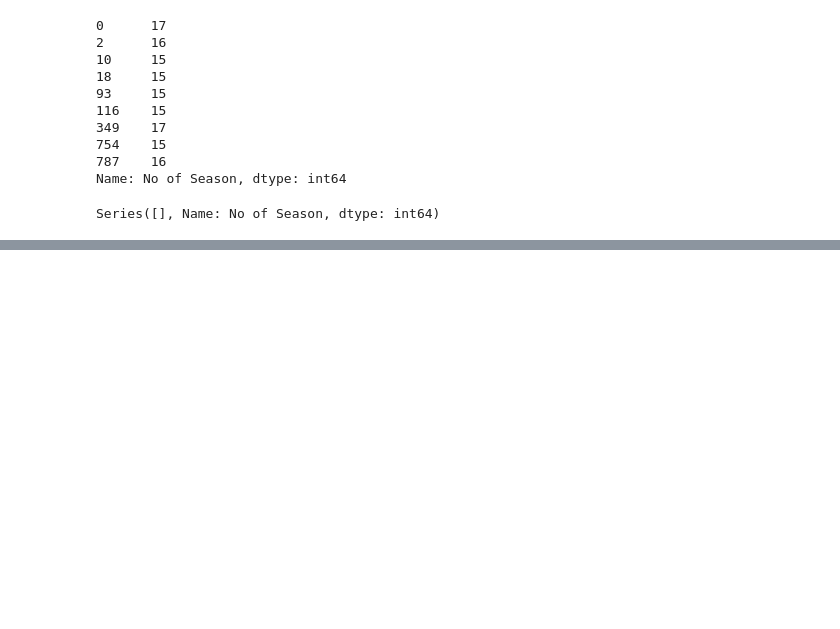
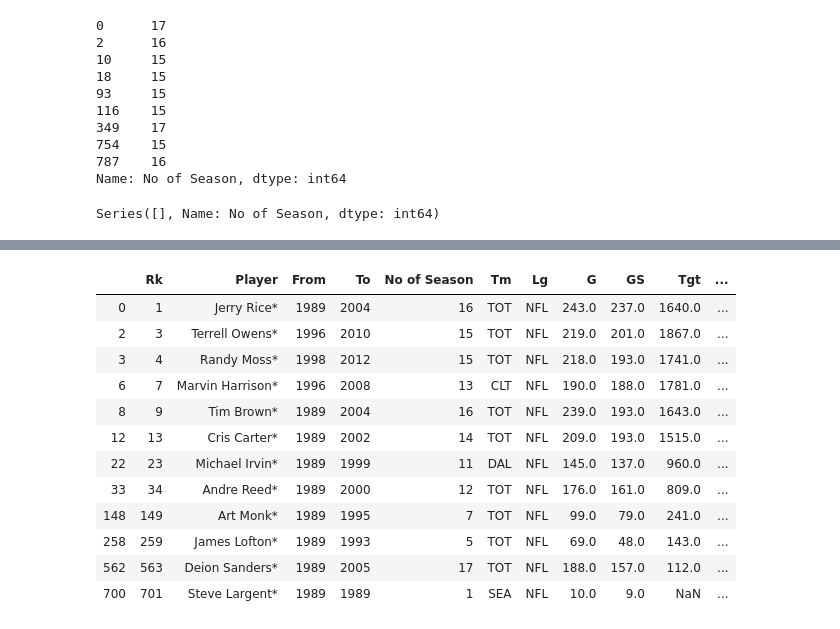
Before and after one commit to ankitapatel9/NFL-project, a Jupyter notebook: NFL-QB.ipynb, the cells around one changed output, grey strips where cells are left out. Cells and saved outputs as stored; diff of their text form; code cells hidden in the pictures; blank space fills up the shorter version.

```diff
--- a/NFL-QB.ipynb
+++ b/NFL-QB.ipynb
@@ -443,0 +437,4 @@ plt.show()
+# %%
+#Collecting current WR players from dataframe
+current_wr_df= wide_receiver_data_df[wide_receiver_data_df['To']==2019]
+current_wr_df.count()
@@ -443,0 +464,8 @@ plt.show()
+# %%
+#Defining the Hall of Fame WR players by creating a column named HOF and adding a 1 if there is an "*"
+for row in range(wide_receiver_data_df.shape[0]):
+    if wide_receiver_data_df.loc[row,'Player'][-1] == '*':
+        wide_receiver_data_df.loc[row,'hof'] = 1
+    else:
+        wide_receiver_data_df.loc[row,'hof'] = 0
+wide_receiver_data_df.head()
@@ -443,0 +479,22 @@ plt.show()
+# %%
+#Reducing the dataframe to include only those players with over 1000 yards
+current_wr_highyds_df= current_wr_df[current_wr_df['Yds']>1000]
+#current_wr_highyds_df.count()
+
+#Reducing the dataframe to include only Hall of Fame Wide Recievers
+hof_wr_df = wide_receiver_data_df[wide_receiver_data_df['hof']==1]
+hof_wr_df
+# %% [output]
+|  | Rk | Player | From | To | No of Season | Tm | Lg | G | GS | Tgt | ... |
+| 0 | 1 | Jerry Rice* | 1989 | 2004 | 16 | TOT | NFL | 243.0 | 237.0 | 1640.0 | ... |
+| 2 | 3 | Terrell Owens* | 1996 | 2010 | 15 | TOT | NFL | 219.0 | 201.0 | 1867.0 | ... |
+| 3 | 4 | Randy Moss* | 1998 | 2012 | 15 | TOT | NFL | 218.0 | 193.0 | 1741.0 | ... |
+| 6 | 7 | Marvin Harrison* | 1996 | 2008 | 13 | CLT | NFL | 190.0 | 188.0 | 1781.0 | ... |
+| 8 | 9 | Tim Brown* | 1989 | 2004 | 16 | TOT | NFL | 239.0 | 193.0 | 1643.0 | ... |
+| 12 | 13 | Cris Carter* | 1989 | 2002 | 14 | TOT | NFL | 209.0 | 193.0 | 1515.0 | ... |
+| 22 | 23 | Michael Irvin* | 1989 | 1999 | 11 | DAL | NFL | 145.0 | 137.0 | 960.0 | ... |
+| 33 | 34 | Andre Reed* | 1989 | 2000 | 12 | TOT | NFL | 176.0 | 161.0 | 809.0 | ... |
+| 148 | 149 | Art Monk* | 1989 | 1995 | 7 | TOT | NFL | 99.0 | 79.0 | 241.0 | ... |
+| 258 | 259 | James Lofton* | 1989 | 1993 | 5 | TOT | NFL | 69.0 | 48.0 | 143.0 | ... |
+| 562 | 563 | Deion Sanders* | 1989 | 2005 | 17 | TOT | NFL | 188.0 | 157.0 | 112.0 | ... |
+| 700 | 701 | Steve Largent* | 1989 | 1989 | 1 | SEA | NFL | 10.0 | 9.0 | NaN | ... |
```
Also changed, not shown: parts of 12 cells of this notebook.
